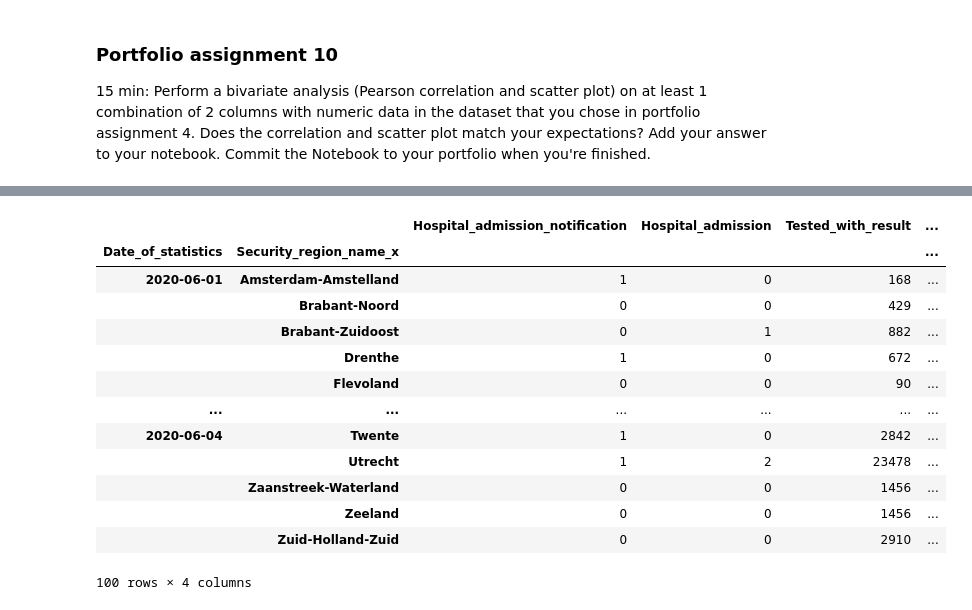
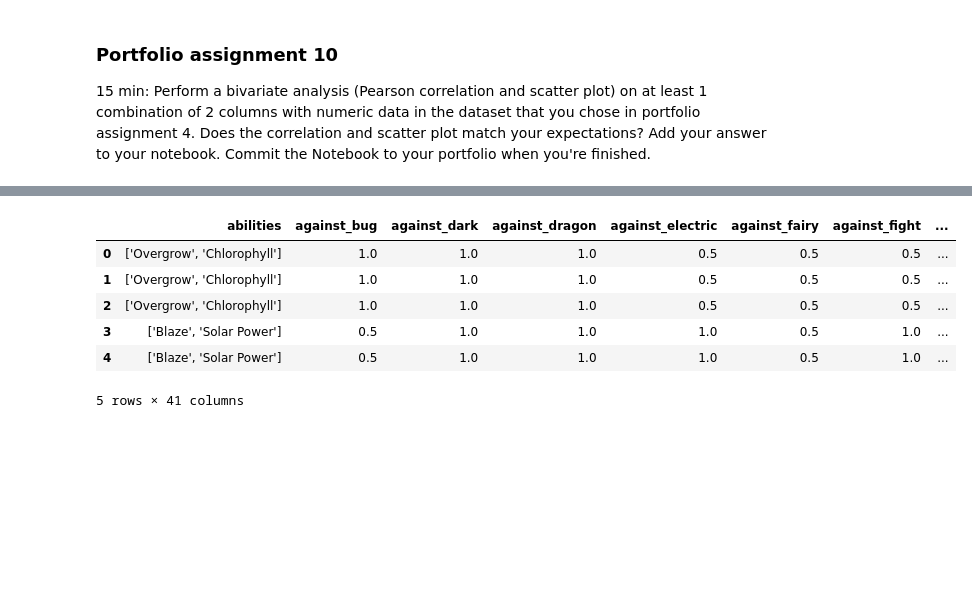
Before and after one commit to JensdeVlaming/data-science-portfolio, a Jupyter notebook: assignment10/assignment10.ipynb, the cells around one changed output, grey strips where cells are left out. Drawn from its saved outputs; the diff is of its cells as text; code cells hidden in the pictures; blank space fills up the shorter version.

```diff
--- a/assignment10/assignment10.ipynb
+++ b/assignment10/assignment10.ipynb
@@ -32,20 +6,12 @@ covid.head()
-# %%
-df = pd.merge(hospital, covid, on=["Date_of_statistics", "Security_region_code"])
-df = df.groupby(["Date_of_statistics", "Security_region_name_x"]).sum()
-df.head(100)
-# %% [output]
-|  |  | Hospital_admission_notification | Hospital_admission | Tested_with_result | ... |
-| Date_of_statistics | Security_region_name_x |  |  |  | ... |
-| 2020-06-01 | Amsterdam-Amstelland | 1 | 0 | 168 | ... |
-|  | Brabant-Noord | 0 | 0 | 429 | ... |
-|  | Brabant-Zuidoost | 0 | 1 | 882 | ... |
-|  | Drenthe | 1 | 0 | 672 | ... |
-|  | Flevoland | 0 | 0 | 90 | ... |
-| ... | ... | ... | ... | ... | ... |
-| 2020-06-04 | Twente | 1 | 0 | 2842 | ... |
-|  | Utrecht | 1 | 2 | 23478 | ... |
-|  | Zaanstreek-Waterland | 0 | 0 | 1456 | ... |
-|  | Zeeland | 0 | 0 | 1456 | ... |
-|  | Zuid-Holland-Zuid | 0 | 0 | 2910 | ... |
-100 rows × 4 columns
+# %%
+pokemon = pd.read_csv("../pokemon.csv", sep=",")
+pokemon.head()
+# %% [output]
+|  | abilities | against_bug | against_dark | against_dragon | against_electric | against_fairy | against_fight | ... |
+| 0 | ['Overgrow', 'Chlorophyll'] | 1.0 | 1.0 | 1.0 | 0.5 | 0.5 | 0.5 | ... |
+| 1 | ['Overgrow', 'Chlorophyll'] | 1.0 | 1.0 | 1.0 | 0.5 | 0.5 | 0.5 | ... |
+| 2 | ['Overgrow', 'Chlorophyll'] | 1.0 | 1.0 | 1.0 | 0.5 | 0.5 | 0.5 | ... |
+| 3 | ['Blaze', 'Solar Power'] | 0.5 | 1.0 | 1.0 | 1.0 | 0.5 | 1.0 | ... |
+| 4 | ['Blaze', 'Solar Power'] | 0.5 | 1.0 | 1.0 | 1.0 | 0.5 | 1.0 | ... |
+5 rows × 41 columns
 # %%
```
Also changed, not shown: parts of 8 cells of this notebook, 2 other files.
